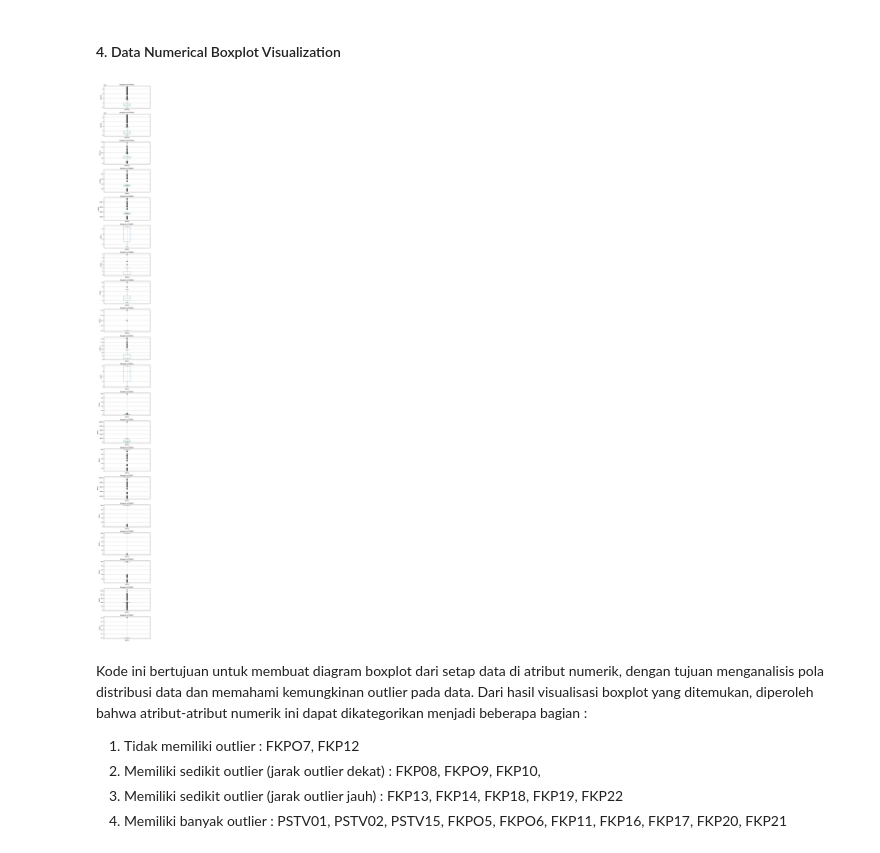
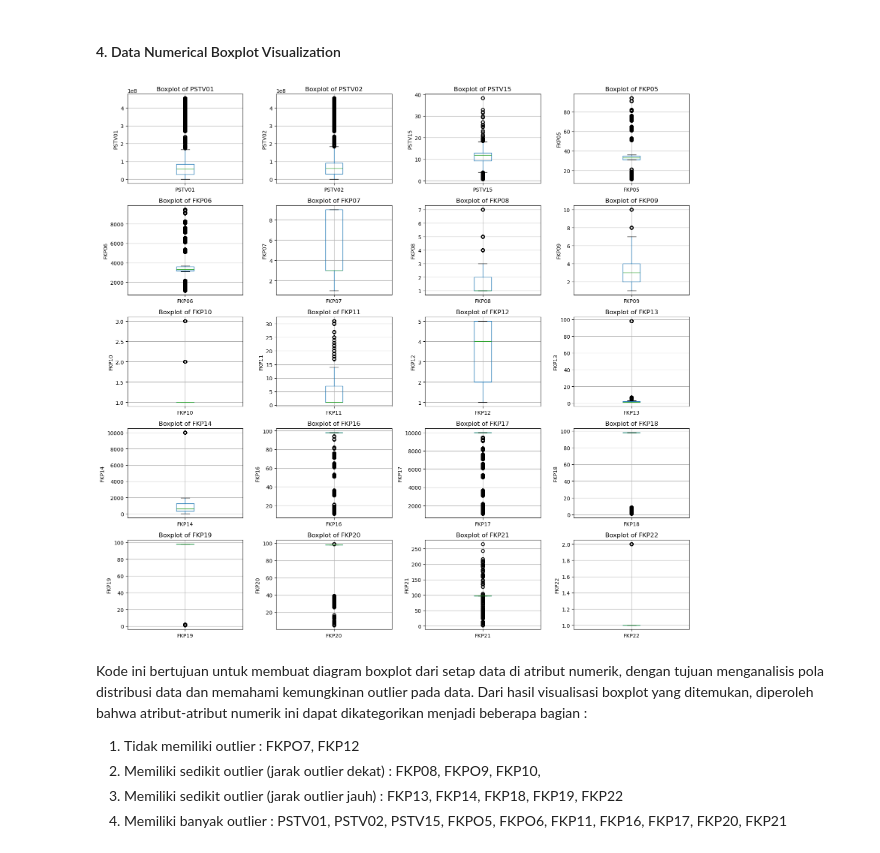
Before and after one commit to NaomiLumbanraja/BPPJS-Hackaton-Visit-Type-Prediction-Healthy-Sick, a Jupyter notebook: Application/code.ipynb, the cells around one changed output. Cells and saved outputs as stored; diff of their text form; code cells hidden in the pictures.

```diff
--- a/Application/code.ipynb
+++ b/Application/code.ipynb
@@ -501,18 +501,22 @@ Penjelasan grafik output: Setiap histogram menggambarkan distribusi data untuk k
 # %% [markdown]
 #### 4. Data Numerical Boxplot Visualization
 # %%
-plt.figure(figsize=(6, len(numerical_columns) * 3))  # Ukuran figure dinamis berdasarkan jumlah kolom
+# Jumlah baris dan kolom yang dibutuhkan
+cols = 4
+rows = math.ceil(len(numerical_columns) / cols)
+
+plt.figure(figsize=(cols * 4, rows * 3))  # Sesuaikan ukuran figure
 
 for i, col in enumerate(numerical_columns, start=1):
-    plt.subplot(len(numerical_columns), 1, i)  # Subplot untuk setiap atribut
+    plt.subplot(rows, cols, i)
     df.boxplot(column=col)
     plt.title(f'Boxplot of {col}')
     plt.ylabel(col)
 
 plt.tight_layout()
 plt.show()
 # %% [output]
-[figure, old version]
+[figure, new version]
 # %% [markdown]
 Kode ini bertujuan untuk membuat diagram boxplot dari setap  data di atribut numerik, dengan tujuan menganalisis pola distribusi data dan memahami kemungkinan outlier pada data. Dari hasil visualisasi boxplot yang ditemukan, diperoleh bahwa atribut-atribut numerik ini dapat dikategorikan menjadi beberapa bagian :
 1. Tidak memiliki outlier : FKPO7, FKP12
```
Also changed, not shown: parts of 13 cells of this notebook.
